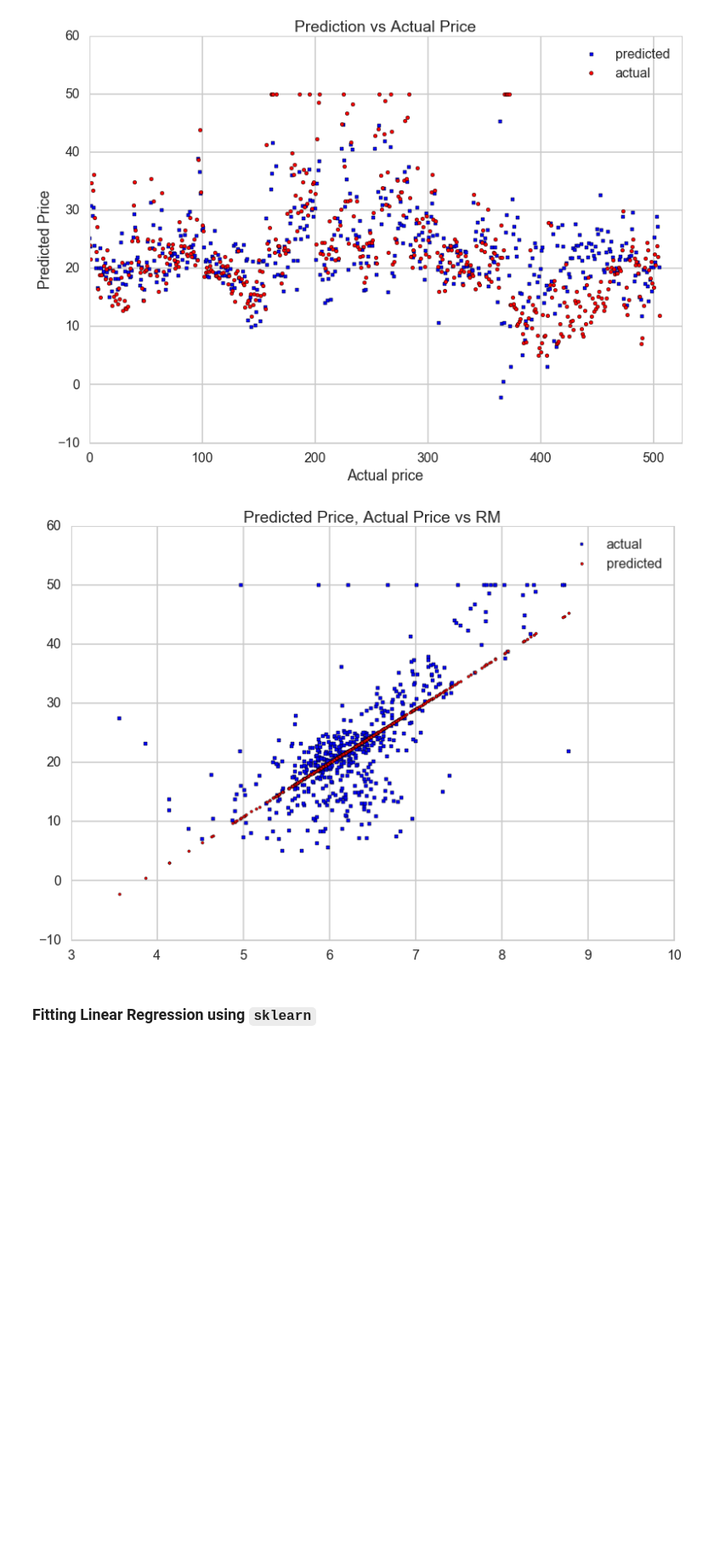
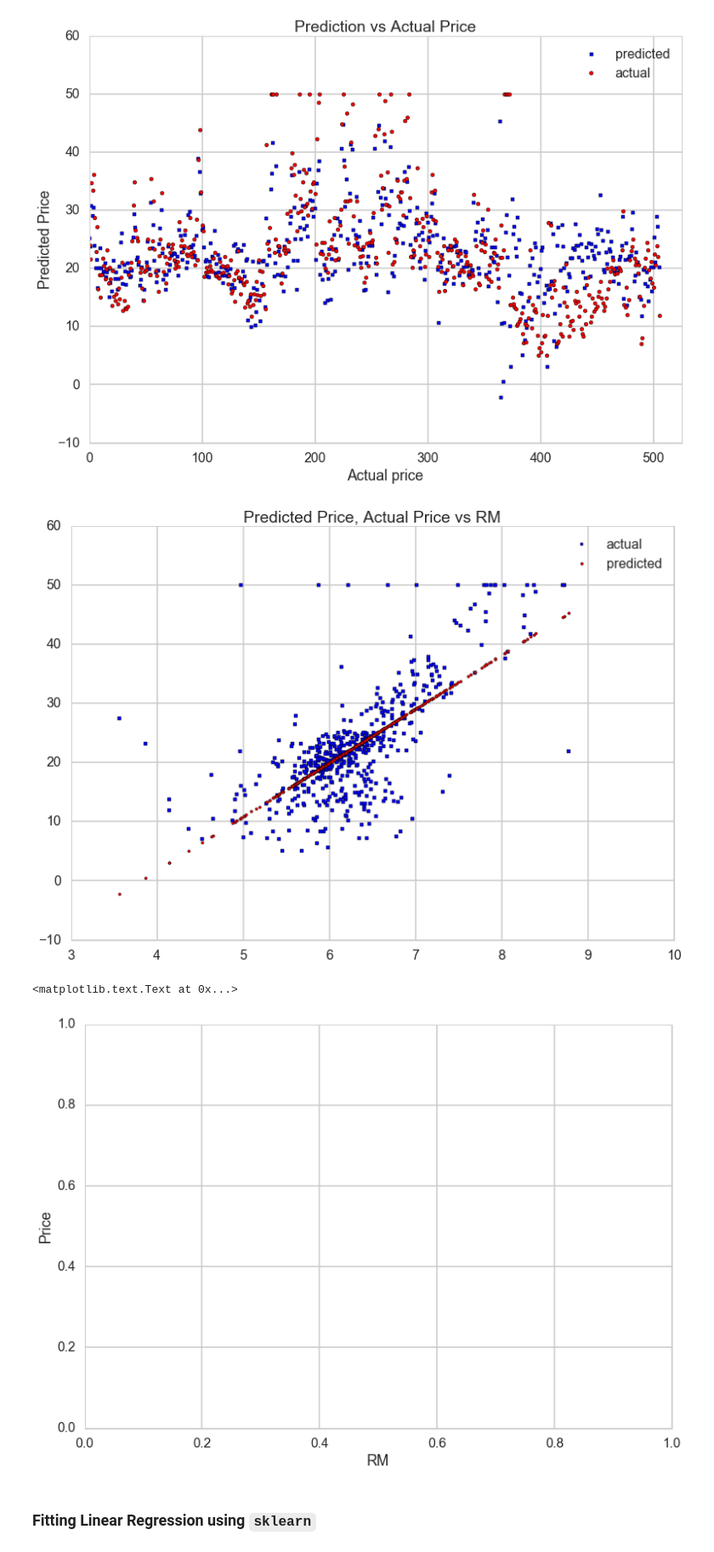
Before and after one commit to mariannetsr/springboard-1, a Jupyter notebook: linear_regression/Mini_Project_Linear_Regression.ipynb, the cells around one changed output. Shown at 85% size. Cells and saved outputs as stored; diff of their text form; code cells hidden in the pictures; blank space fills up the shorter version.

```diff
--- a/linear_regression/Mini_Project_Linear_Regression.ipynb
+++ b/linear_regression/Mini_Project_Linear_Regression.ipynb
@@ -532,17 +532,19 @@ plt.show()
 # %%
 # your turn
 fig = plt.figure()
 ax1 = fig.add_subplot(111)
 
 ax1.scatter(bos.RM, bos.PRICE, s=10, c='b', marker="s", label='actual')
 ax1.scatter(bos.RM, m.fittedvalues, s=10, c='r', marker="o", label='predicted')
 plt.legend(loc='upper right');
 plt.title("Predicted Price, Actual Price vs RM")
 plt.show()
-#plt.xlabel("Actual price")
-#plt.ylabel("Predicted Price")
+plt.xlabel("RM")
+plt.ylabel("Price")
 # %% [output]
 [figure]
+<matplotlib.text.Text at 0x...>
+[figure, added]
 # %% [markdown]
 ### Fitting Linear Regression using `sklearn`
 # %%
```
Also changed, not shown: parts of 48 cells of this notebook.
